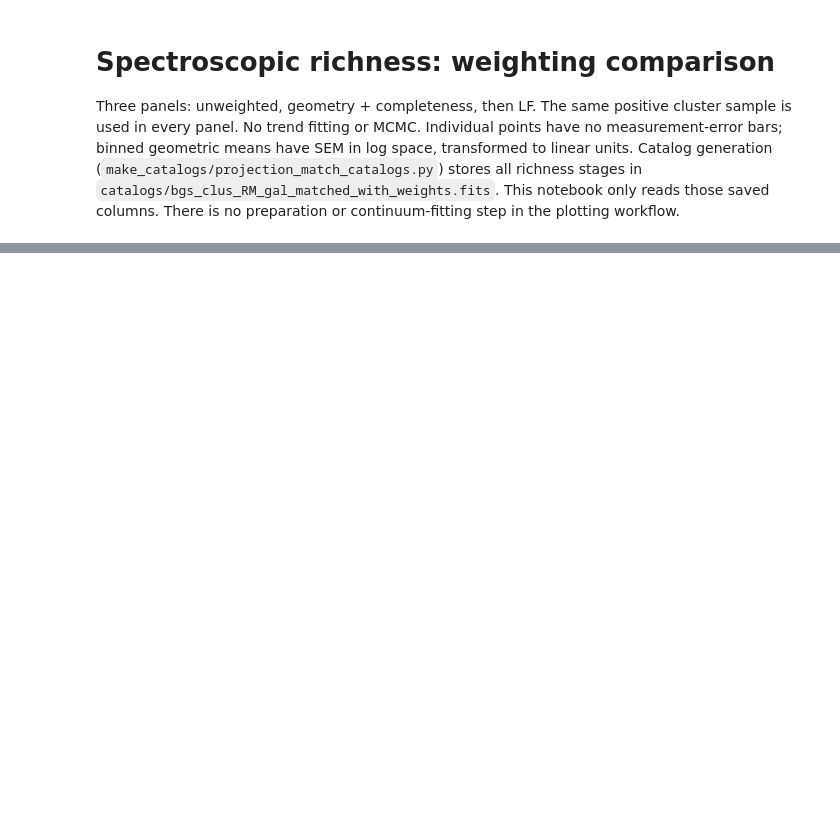
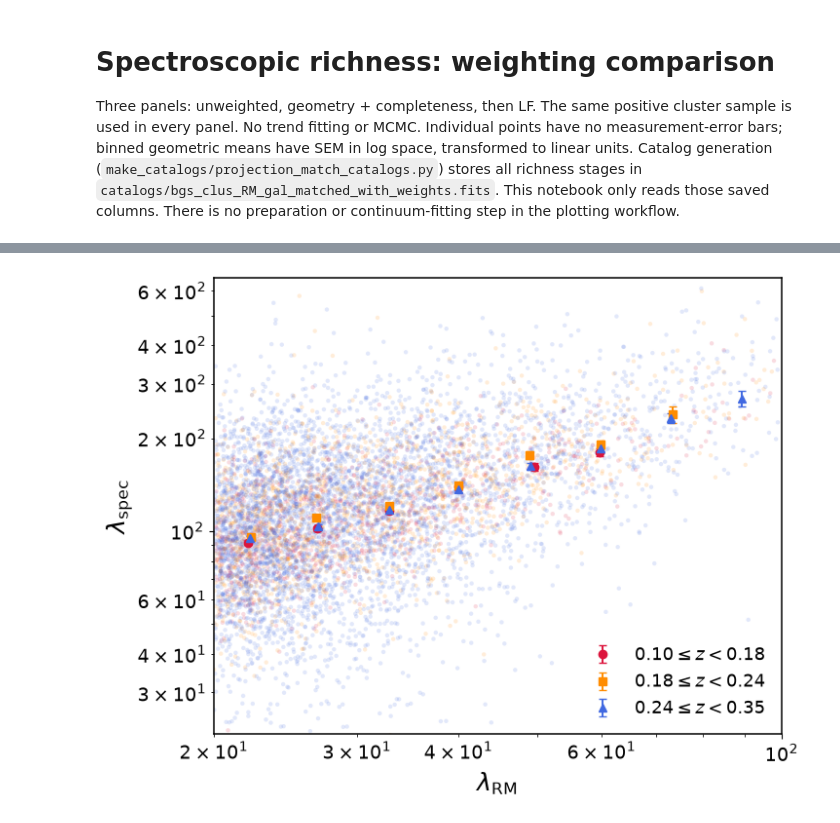
Before and after one commit to zzbenjamin94/DESI_c3clusters, a Jupyter notebook: richness_relation/plot_richness_weighting_comparison.ipynb, the cells around one changed output, grey strips where cells are left out. Cells and saved outputs as stored; diff of their text form; code cells hidden in the pictures; blank space fills up the shorter version.

Commit message:
changed richness plotting

```diff
--- a/richness_relation/plot_richness_weighting_comparison.ipynb
+++ b/richness_relation/plot_richness_weighting_comparison.ipynb
@@ -36,0 +59,93 @@ plt.close(fig)
+# %%
+from pathlib import Path
+import sys
+import numpy as np
+import matplotlib.pyplot as plt
+
+REPO_ROOT = Path("/global/homes/z/zzhang13/DESI/Projection")
+if str(REPO_ROOT) not in sys.path:
+    sys.path.insert(0, str(REPO_ROOT))
+
+from richness_relation.richness_catalog import load_stages
+
+# Reads saved richnesses and returns one row per cluster.
+clusters, _ = load_stages(
+    REPO_ROOT / "catalogs/bgs_clus_RM_gal_matched_with_weights.fits"
+)
+
+rm = np.asarray(clusters["LAMBDA"], dtype=float)
+spec = np.asarray(clusters["lambda_spec_geo_comp_lf"], dtype=float)
+z = np.asarray(clusters["Z_SPEC_central"], dtype=float)
+
+Z_BINS = [(0.10, 0.18), (0.18, 0.24), (0.24, 0.35)]
+RM_BINS = np.geomspace(20, 100, 9)  # Edit these edges as desired.
+MIN_COUNT = 20
+COLORS = ["crimson", "darkorange", "royalblue"]
+MARKERS = ["o", "s", "^"]
+
+valid = (
+    np.isfinite(rm) & np.isfinite(spec) & np.isfinite(z)
+    & (rm >= 20) & (rm <= 100) & (spec > 0)
+)
+fig, ax = plt.subplots(figsize=(7.2, 5.4), layout="constrained")
+
+for (zlo, zhi), color, marker in zip(Z_BINS, COLORS, MARKERS):
+    selected = valid & (z >= zlo) & (z < zhi)
+    ax.scatter(
+        rm[selected], spec[selected],
+        s=10, alpha=0.15, color=color, edgecolors="none",
+        rasterized=True,
+    )
+
+    x, y, lower, upper = [], [], [], []
+    for ibin, (lo, hi) in enumerate(zip(RM_BINS[:-1], RM_BINS[1:])):
+        right = rm <= hi if ibin == len(RM_BINS) - 2 else rm < hi
+        use = selected & (rm >= lo) & right
+        n = np.count_nonzero(use)
+        if n < MIN_COUNT:
+            continue
+
+        log_spec = np.log10(spec[use])
+        mean_log = np.mean(log_spec)
+        sem_log = np.std(log_spec, ddof=1) / np.sqrt(n)
+        mean_spec = 10**mean_log
+
+        x.append(10**np.mean(np.log10(rm[use])))
+        y.append(mean_spec)
+        lower.append(mean_spec - 10**(mean_log - sem_log))
+        upper.append(10**(mean_log + sem_log) - mean_spec)
+
+    ax.errorbar(
+        x, y, yerr=np.array([lower, upper]),
+        fmt=marker, linestyle="none", color=color,
+        markersize=6, capsize=3, elinewidth=1.4, zorder=5,
+        label=rf"${zlo:.2f}\leq z<{zhi:.2f}$",
+    )
+
+ax.set(
+    xscale="log", yscale="log", xlim=(20, 100),ylim= (22,660),
+)
+
+ax.set_xlabel(r"$\lambda_{\rm RM}$", fontsize=18)
+ax.set_ylabel(r"$\lambda_{\rm spec}$", fontsize=18)
+
+ax.grid(False)
+ax.tick_params(axis="both", which="both", labelsize=14)
+ax.legend(loc="best", frameon=False, fontsize=13)
+for spine in ax.spines.values():
+    spine.set_linewidth(1.1)
+
+OUTPUT_DIR = REPO_ROOT / "plots" / "richness_weighting"
+OUTPUT_DIR.mkdir(parents=True, exist_ok=True)
+
+
+fig.savefig(
+        OUTPUT_DIR / f"lambda_spec_vs_lambda_RM_full_weights.jpg",
+        dpi=300,
+        bbox_inches="tight",
+    )
+
+
+plt.show()
+# %% [output]
+[figure, added]
```
Also changed, not shown: parts of 3 cells of this notebook.
